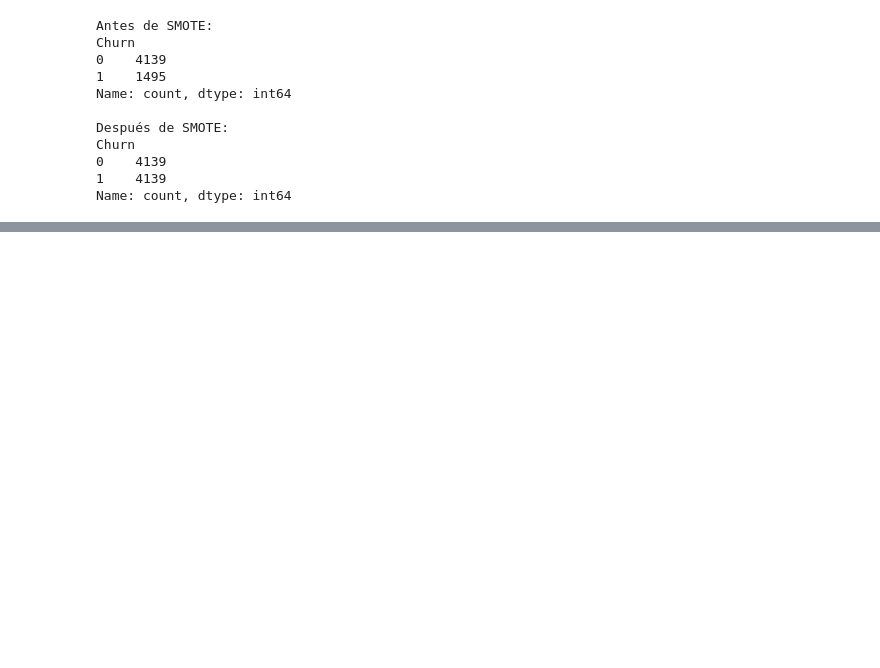
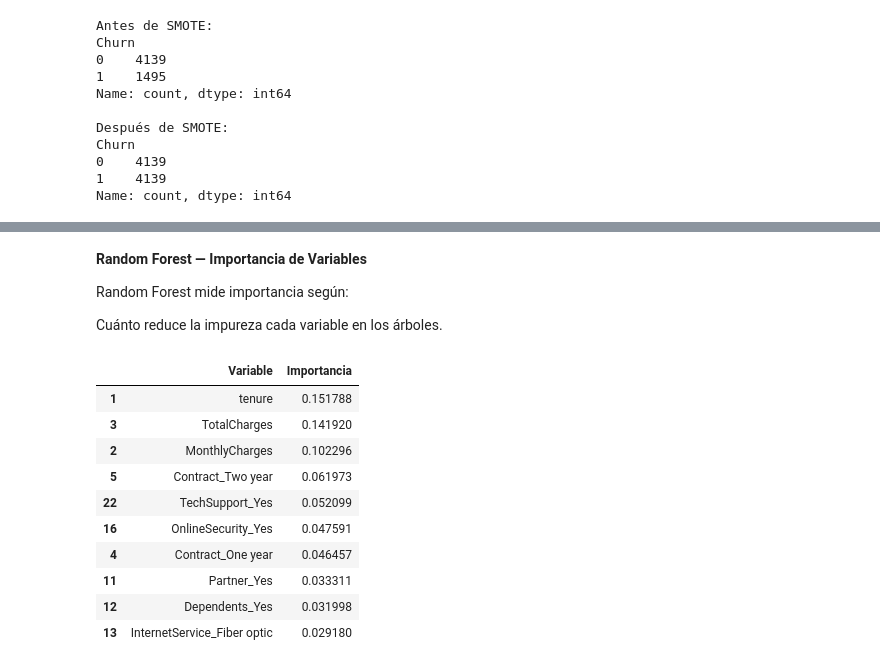
Before and after one commit to dpenamoya-ops/TelecomX_LATAM_parte2, a Jupyter notebook: TelecomX_LATAM_parte2_dp.ipynb, the cells around one changed output, grey strips where cells are left out. Saved outputs shown, nothing was run; the diff lists cells and outputs as text; code cells hidden in the pictures; blank space fills up the shorter version.

```diff
--- a/TelecomX_LATAM_parte2_dp.ipynb
+++ b/TelecomX_LATAM_parte2_dp.ipynb
@@ -1023,0 +1098,12 @@ Name: count, dtype: int64
+# %%
+#Entrenar Random Forest
+from sklearn.ensemble import RandomForestClassifier
+
+rf_model = RandomForestClassifier(
+    n_estimators=200,
+    random_state=42
+)
+
+rf_model.fit(X_train_resampled, y_train_resampled)
+
+y_pred_rf = rf_model.predict(X_test)
@@ -1023,0 +1455,29 @@ Name: count, dtype: int64
+# %% [markdown]
+**Random Forest — Importancia de Variables**
+
+Random Forest mide importancia según:
+
+Cuánto reduce la impureza cada variable en los árboles.
+# %%
+importances = rf_model.feature_importances_
+
+rf_importance = pd.DataFrame({
+    "Variable": X_train.columns,
+    "Importancia": importances
+})
+
+rf_importance = rf_importance.sort_values(by="Importancia", ascending=False)
+
+rf_importance.head(10)
+# %% [output]
+|  | Variable | Importancia |
+| 1 | tenure | 0.151788 |
+| 3 | TotalCharges | 0.141920 |
+| 2 | MonthlyCharges | 0.102296 |
+| 5 | Contract_Two year | 0.061973 |
+| 22 | TechSupport_Yes | 0.052099 |
+| 16 | OnlineSecurity_Yes | 0.047591 |
+| 4 | Contract_One year | 0.046457 |
+| 11 | Partner_Yes | 0.033311 |
+| 12 | Dependents_Yes | 0.031998 |
+| 13 | InternetService_Fiber optic | 0.029180 |
```
Also changed, not shown: parts of 35 cells of this notebook.
